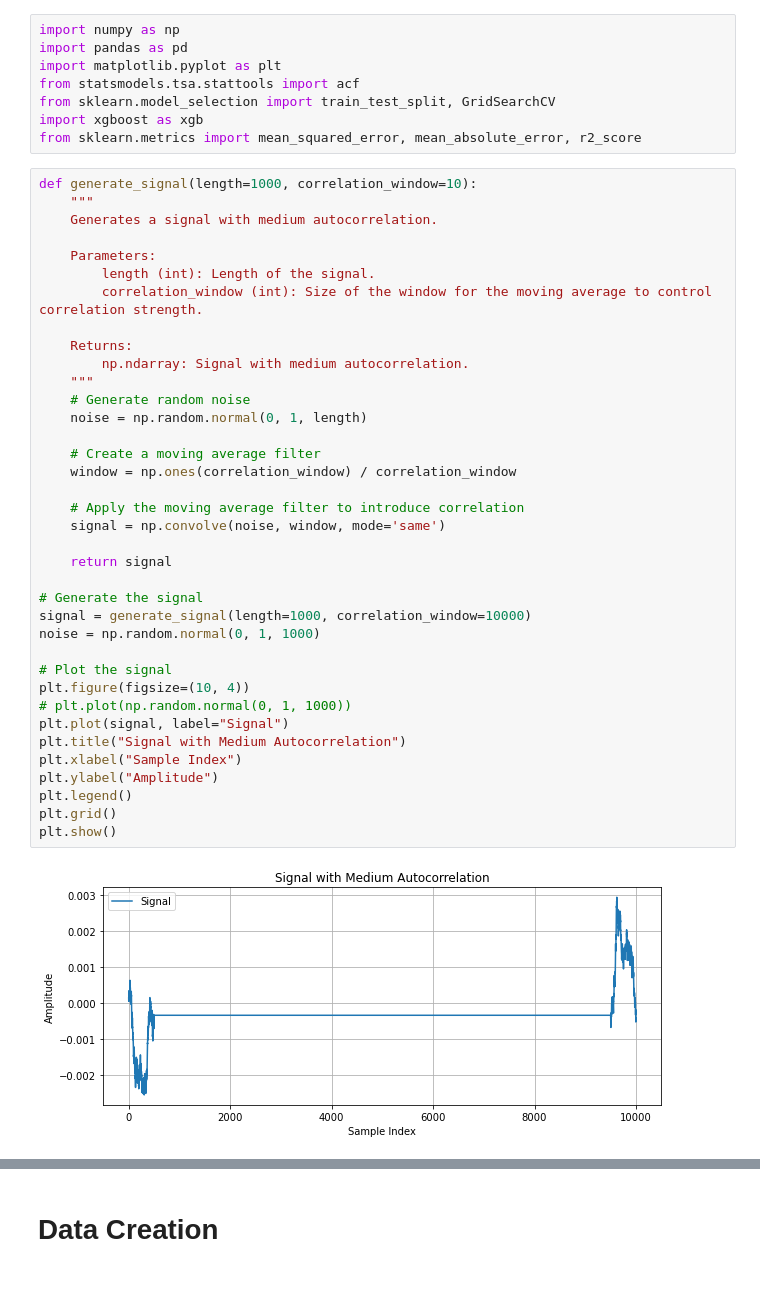
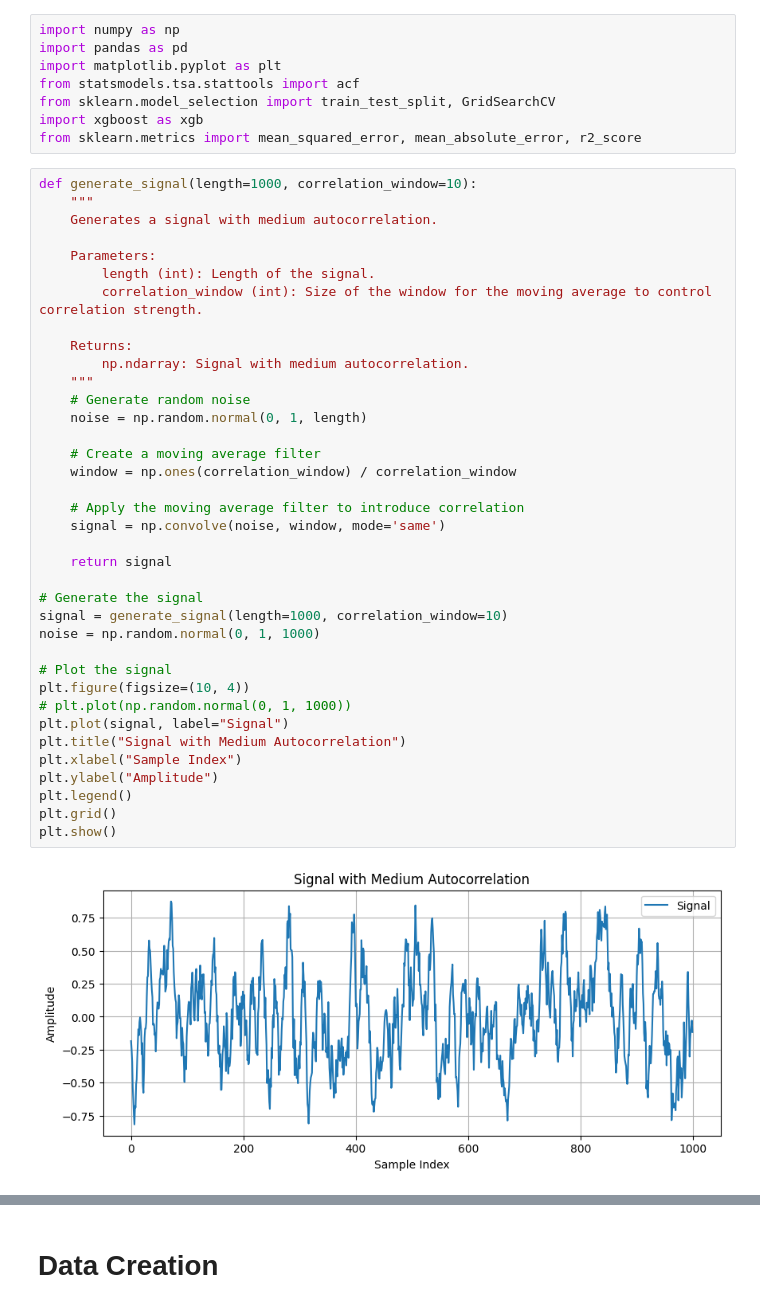
Before and after one commit to SaharGholipour/short_projects, a Jupyter notebook: randomVar_modelTraining.ipynb, the cells around one changed output, grey strips where cells are left out. Cells and saved outputs as stored; diff of their text form.

Commit message:
miodified the exammple signal

```diff
--- a/randomVar_modelTraining.ipynb
+++ b/randomVar_modelTraining.ipynb
@@ -16,35 +16,35 @@ def generate_signal(length=1000, correlation_window=10):
         correlation_window (int): Size of the window for the moving average to control correlation strength.
 
     Returns:
         np.ndarray: Signal with medium autocorrelation.
     """
     # Generate random noise
     noise = np.random.normal(0, 1, length)
 
     # Create a moving average filter
     window = np.ones(correlation_window) / correlation_window
 
     # Apply the moving average filter to introduce correlation
     signal = np.convolve(noise, window, mode='same')
 
     return signal
 
 # Generate the signal
-signal = generate_signal(length=1000, correlation_window=10000)
+signal = generate_signal(length=1000, correlation_window=10)
 noise = np.random.normal(0, 1, 1000)
 
 # Plot the signal
 plt.figure(figsize=(10, 4))
 # plt.plot(np.random.normal(0, 1, 1000))
 plt.plot(signal, label="Signal")
 plt.title("Signal with Medium Autocorrelation")
 plt.xlabel("Sample Index")
 plt.ylabel("Amplitude")
 plt.legend()
 plt.grid()
 plt.show()
 # %% [output]
-[figure, old version]
+[figure, new version]
 # %%
 # Calculate the ACF of the signal
 lags = 50  # Number of lags to compute
```
Also changed, not shown: parts of 8 cells of this notebook.
